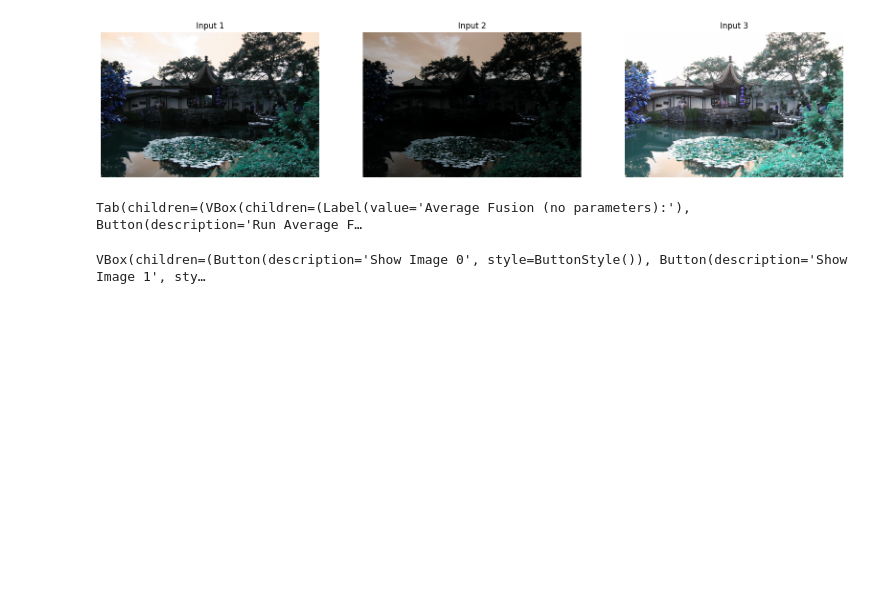
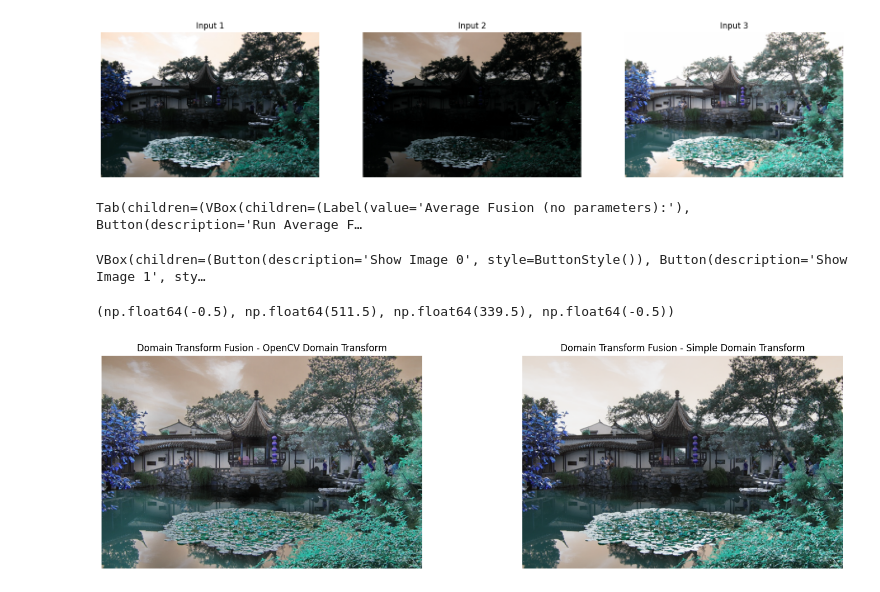
Before and after one commit to Manuxxxxx/Signal_Project, a Jupyter notebook: main.ipynb, the cells around one changed output. Saved outputs shown, nothing was run; the diff lists cells and outputs as text; code cells hidden in the pictures; blank space fills up the shorter version.

Commit message:
removed redefinition of functions, added comparison between dt filters

```diff
--- a/main.ipynb
+++ b/main.ipynb
@@ -259,3 +259,21 @@ for i in range(len(images)):
 display(VBox(buttons + [out]))
 # %% [output]
 VBox(children=(Button(description='Show Image 0', style=ButtonStyle()), Button(description='Show Image 1', sty…
+# %%
+#comparison between homebrew and opencv dt filter
+title, fused = tranformations.domain_transform_fusion(images, homebrew_dt=False)
+title_hb, fused_hb = tranformations.domain_transform_fusion(images, homebrew_dt=True)
+
+plt.figure(figsize=(18, 5))
+plt.subplot(1, 2, 1)
+plt.imshow(fused)
+plt.title(title)
+plt.axis('off')
+
+plt.subplot(1, 2, 2)
+plt.imshow(fused_hb)
+plt.title(title_hb)
+plt.axis('off')
+# %% [output]
+(np.float64(-0.5), np.float64(511.5), np.float64(339.5), np.float64(-0.5))
+[figure, added]
```
Also changed, not shown: 3 other files.
